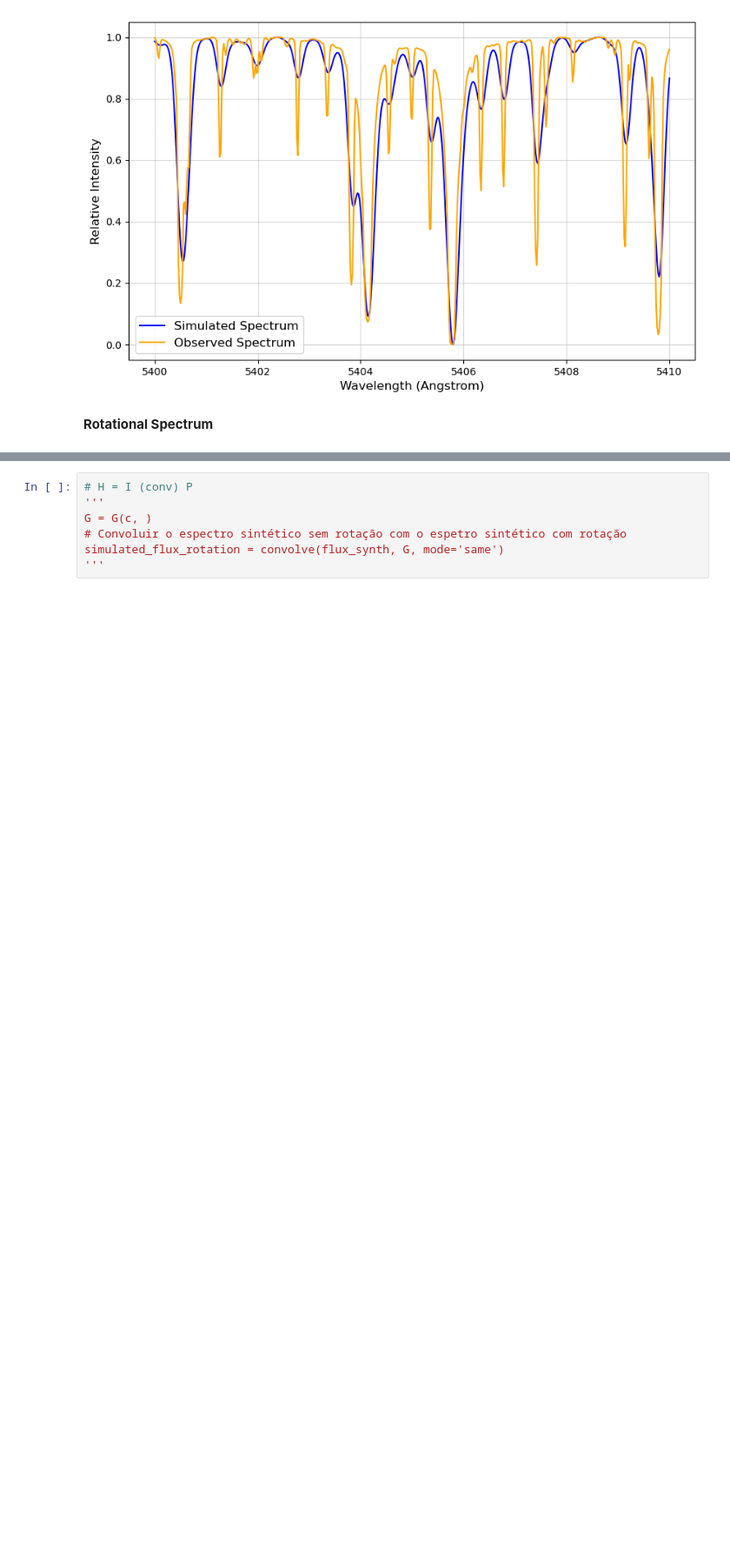
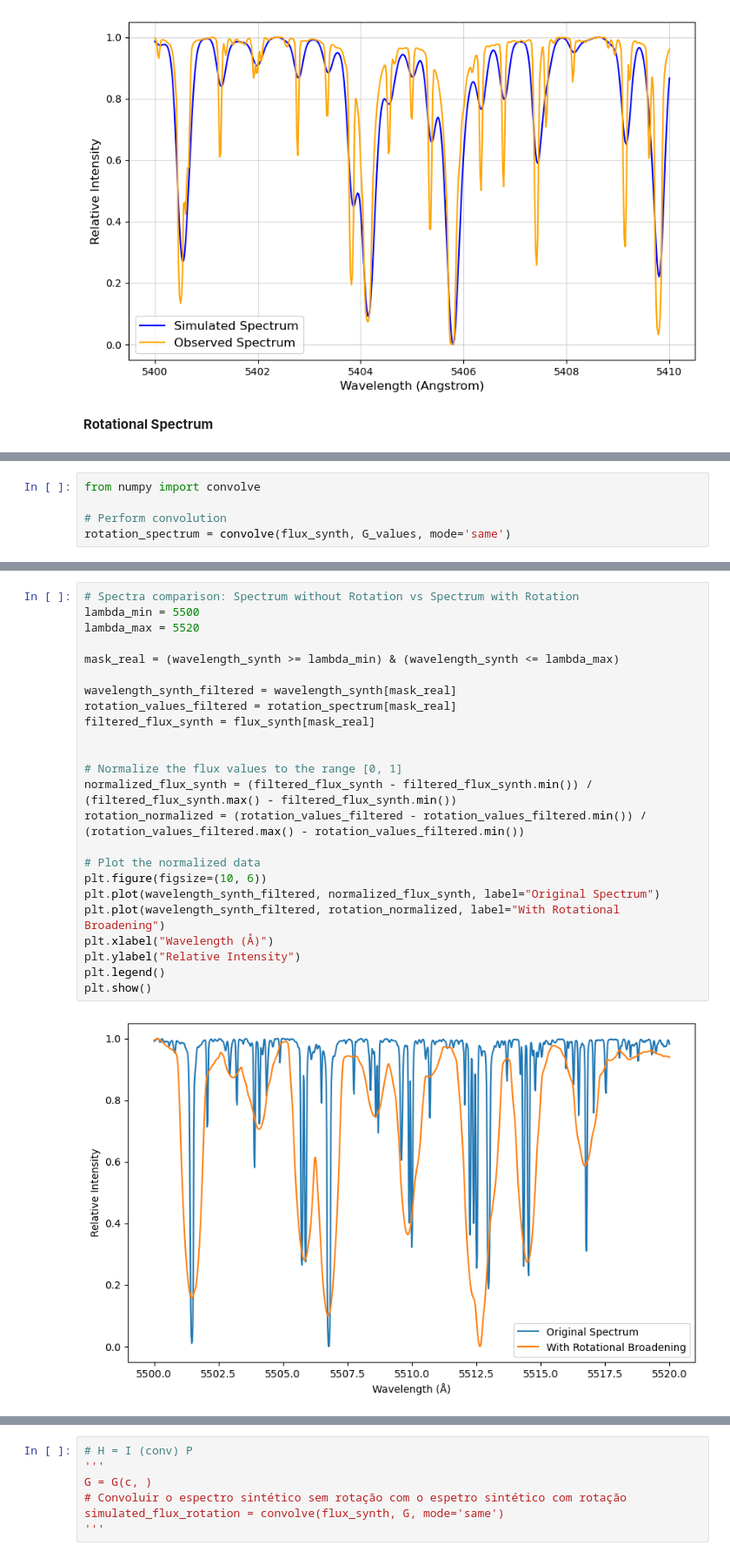
Before and after one commit to rodribro/Computational_Astronomy, a Jupyter notebook: classes/06_fwhm.ipynb, the cells around one changed output, grey strips where cells are left out. Shown at 87% size. Saved outputs shown, nothing was run; the diff lists cells and outputs as text; blank space fills up the shorter version.

```diff
--- a/classes/06_fwhm.ipynb
+++ b/classes/06_fwhm.ipynb
@@ -277,0 +295,5 @@ plt.show()
+# %%
+from numpy import convolve
+
+# Perform convolution
+rotation_spectrum = convolve(flux_synth, G_values, mode='same')
@@ -278 +312,27 @@ plt.show()
+# %%
+# Spectra comparison: Spectrum without Rotation vs Spectrum with Rotation
+lambda_min = 5500
+lambda_max = 5520
+
+mask_real = (wavelength_synth >= lambda_min) & (wavelength_synth <= lambda_max)
+
+wavelength_synth_filtered = wavelength_synth[mask_real]
+rotation_values_filtered = rotation_spectrum[mask_real]
+filtered_flux_synth = flux_synth[mask_real]
+
+
+# Normalize the flux values to the range [0, 1]
+normalized_flux_synth = (filtered_flux_synth - filtered_flux_synth.min()) / (filtered_flux_synth.max() - filtered_flux_synth.min())
+rotation_normalized = (rotation_values_filtered - rotation_values_filtered.min()) / (rotation_values_filtered.max() - rotation_values_filtered.min())
+
+# Plot the normalized data
+plt.figure(figsize=(10, 6))
+plt.plot(wavelength_synth_filtered, normalized_flux_synth, label="Original Spectrum")
+plt.plot(wavelength_synth_filtered, rotation_normalized, label="With Rotational Broadening")
+plt.xlabel("Wavelength (Å)")
+plt.ylabel("Relative Intensity")
+plt.legend()
+plt.show()
+# %% [output]
+[figure, added]
 # %%
```
Also changed, not shown: parts of 12 cells of this notebook.
